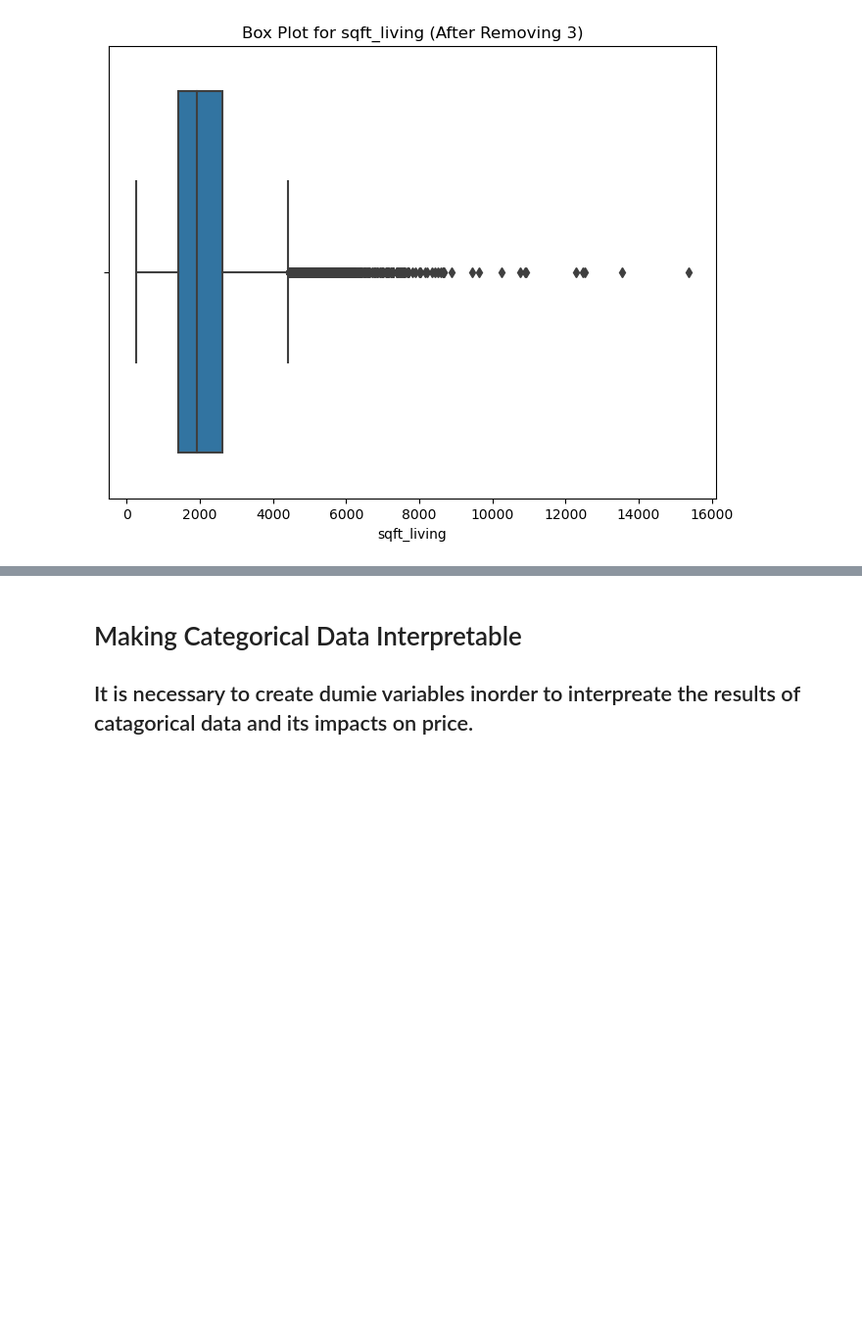
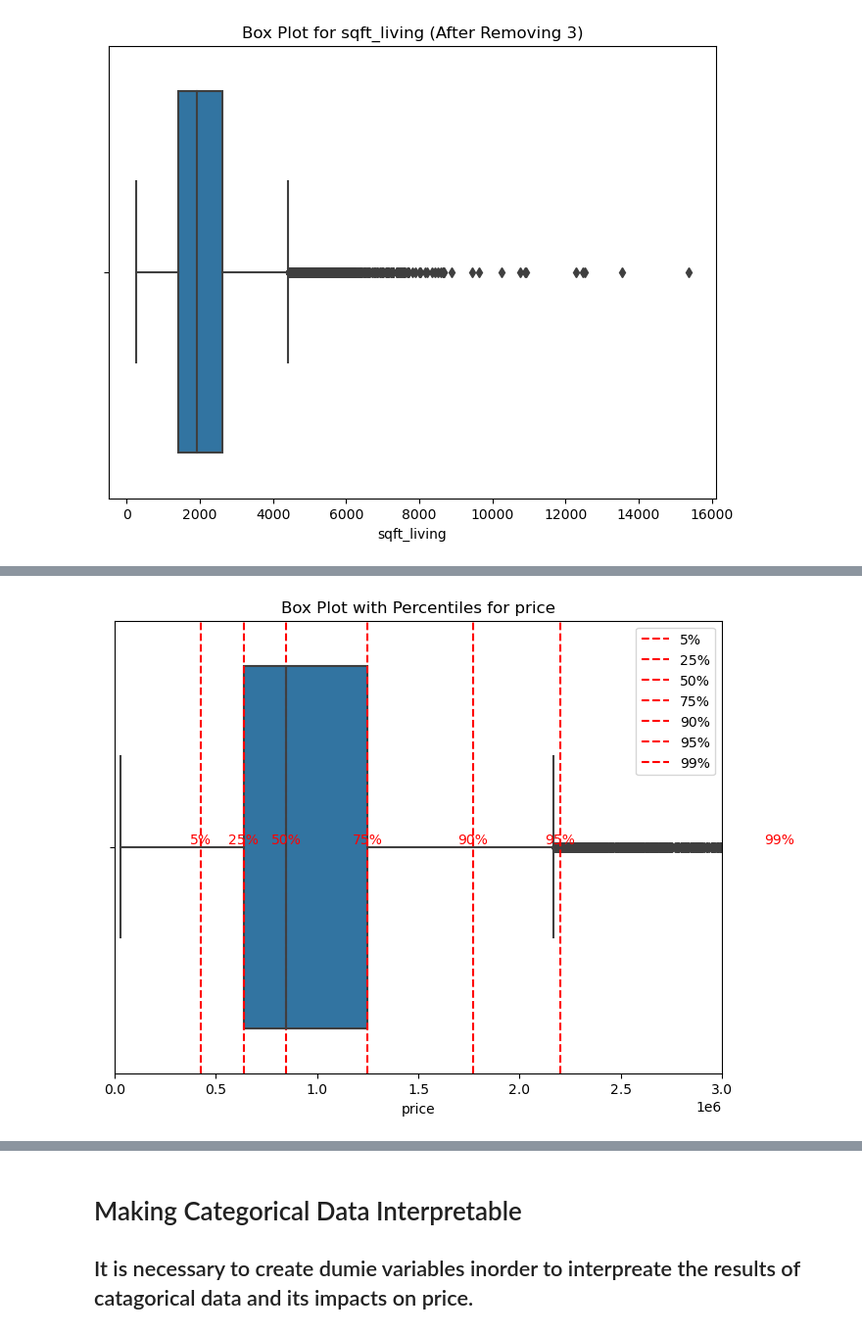
Before and after one commit to jguzzo522/project2house, a Jupyter notebook: housepj2.ipynb, the cells around one changed output, grey strips where cells are left out. Shown at 98% size. Cells and saved outputs as stored; diff of their text form; code cells hidden in the pictures; blank space fills up the shorter version.

```diff
--- a/housepj2.ipynb
+++ b/housepj2.ipynb
@@ -314,0 +335,33 @@ df_cleaned = df_cleaned[(df_cleaned['floors'] >= 1) & (df_cleaned['floors'] <= 3
+# %%
+import matplotlib.pyplot as plt
+import seaborn as sns
+import numpy as np
+
+
+price_variable = 'price'
+
+# Set the figure size
+plt.figure(figsize=(8, 6))
+
+# Create a box plot for 'price' with a custom x-axis range
+sns.boxplot(x=price_variable, data=df_cleaned)
+
+# Set custom x-axis range
+plt.xlim(0, 3000000)  # Adjust the range as needed
+
+# Calculate percentiles
+percentiles = [5, 25, 50, 75, 90, 95, 99]
+percentile_values = np.percentile(df_cleaned[price_variable], percentiles)
+
+# Add lines or annotations for percentiles
+for percentile, value in zip(percentiles, percentile_values):
+    plt.axvline(x=value, color='red', linestyle='--', label=f'{percentile}%')
+    plt.text(value, 0, f'{percentile}%', color='red', va='bottom', ha='center')
+
+# Show the plot
+plt.title(f'Box Plot with Percentiles for {price_variable}')
+plt.xlabel(price_variable)
+plt.legend()
+plt.show()
+# %% [output]
+[figure, added]
```
Also changed, not shown: parts of 35 cells of this notebook.
